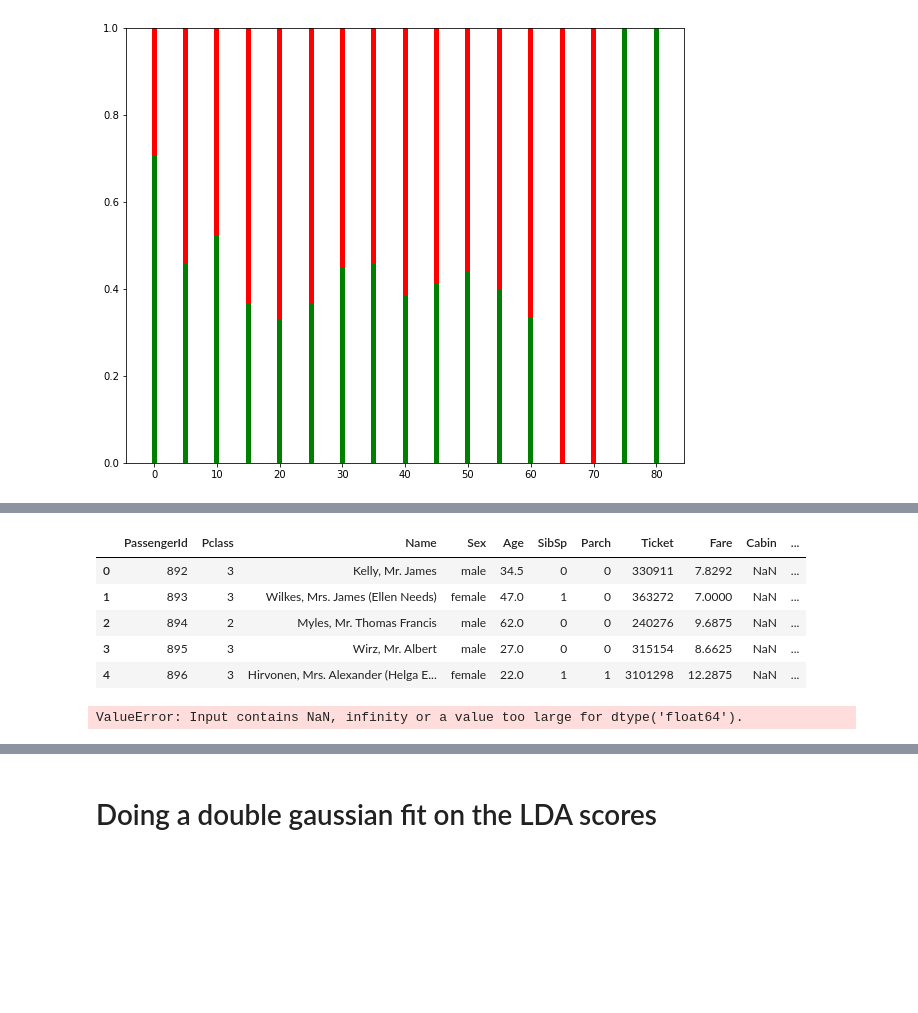
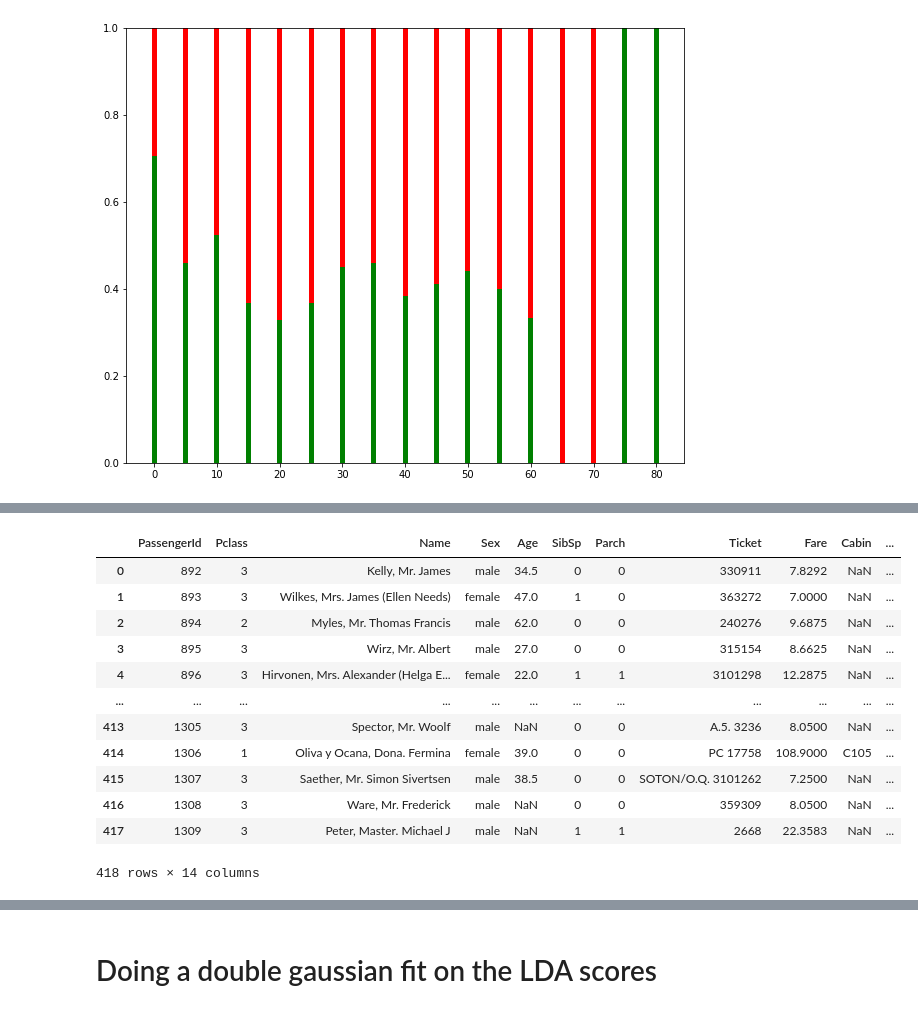
Before and after one commit to gshikhri/kaggle-titanic, a Jupyter notebook: kaggle-titanic.ipynb, the cells around one changed output, grey strips where cells are left out. Cells and saved outputs as stored; diff of their text form; code cells hidden in the pictures; blank space fills up the shorter version.

```diff
--- a/kaggle-titanic.ipynb
+++ b/kaggle-titanic.ipynb
@@ -194,29 +198,37 @@ ValueError: The truth value of a Series is ambiguous. Use a.empty, a.bool(), a.i
 # %%
 #reading the test dataset
 test_csv = 'test.csv'
 test_df = pd.read_csv(os.path.join(in_dir, test_csv))
-test_df['Sex_mod'] = np.where(test_df['Sex']== 'male', 0, 1)
+
+test_df = test_df[test_df['Embarked'].notnull()]
+
+test_df['Sex_mod'] = np.where(test_df['Sex']== 'male', -1, 1)
 conditions = [
     (test_df['Embarked'] == 'S'),
     (test_df['Embarked'] == 'C'),
-    (test_df['Embarked'] == 'Q'),
-    (test_df['Embarked'].isnull())
+    (test_df['Embarked'] == 'Q')
     ]
-values = [1, 2, 3, 0]
+values = [-1, 0, 1]
 test_df['Embarked_mod'] = np.select(conditions, values)
-test_df.head()
+
+# replacing nan ages with a random distribution of ages from the sampling distribution with correct ages
+sample_mean = test_df['Age'].mean()
+sample_std = test_df['Age'].std()
+test_df['Age_mod'] = np.where(test_df['Age'].isnull(),
+                              np.random.normal(loc=sample_mean, scale=np.sqrt(sample_std)),
+                              test_df['Age'])
+test_df
 # %% [output]
 |  | PassengerId | Pclass | Name | Sex | Age | SibSp | Parch | Ticket | Fare | Cabin | ... |
 | 0 | 892 | 3 | Kelly, Mr. James | male | 34.5 | 0 | 0 | 330911 | 7.8292 | NaN | ... |
 | 1 | 893 | 3 | Wilkes, Mrs. James (Ellen Needs) | female | 47.0 | 1 | 0 | 363272 | 7.0000 | NaN | ... |
 | 2 | 894 | 2 | Myles, Mr. Thomas Francis | male | 62.0 | 0 | 0 | 240276 | 9.6875 | NaN | ... |
 | 3 | 895 | 3 | Wirz, Mr. Albert | male | 27.0 | 0 | 0 | 315154 | 8.6625 | NaN | ... |
 | 4 | 896 | 3 | Hirvonen, Mrs. Alexander (Helga E... | female | 22.0 | 1 | 1 | 3101298 | 12.2875 | NaN | ... |
+| ... | ... | ... | ... | ... | ... | ... | ... | ... | ... | ... | ... |
+| 413 | 1305 | 3 | Spector, Mr. Woolf | male | NaN | 0 | 0 | A.5. 3236 | 8.0500 | NaN | ... |
+| 414 | 1306 | 1 | Oliva y Ocana, Dona. Fermina | female | 39.0 | 0 | 0 | PC 17758 | 108.9000 | C105 | ... |
+| 415 | 1307 | 3 | Saether, Mr. Simon Sivertsen | male | 38.5 | 0 | 0 | SOTON/O.Q. 3101262 | 7.2500 | NaN | ... |
+| 416 | 1308 | 3 | Ware, Mr. Frederick | male | NaN | 0 | 0 | 359309 | 8.0500 | NaN | ... |
+| 417 | 1309 | 3 | Peter, Master. Michael J | male | NaN | 1 | 1 | 2668 | 22.3583 | NaN | ... |
+418 rows × 14 columns
-# %%
-filtered_test_df = test_df[['Pclass', 'Age', 'SibSp', 'Parch', 'Sex_mod', 'Embarked_mod']]
-X_test_lda = lda.transform(filtered_test_df)
-test_lda_score = np.array([i[0] for i in X_test_lda])
-filtered_test_df['LDA_score'] = test_lda_score
-filtered_test_df.head()
-# %% [output]
-ValueError: Input contains NaN, infinity or a value too large for dtype('float64').
```
Also changed, not shown: parts of 15 cells of this notebook, 3 other files.
